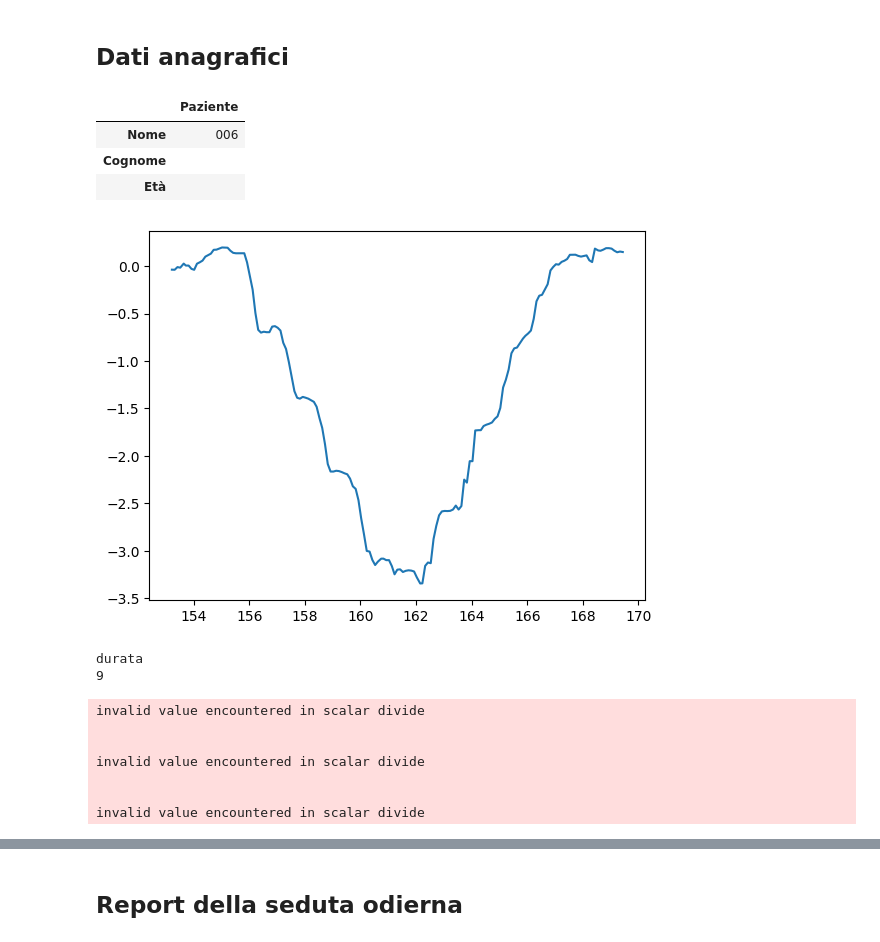
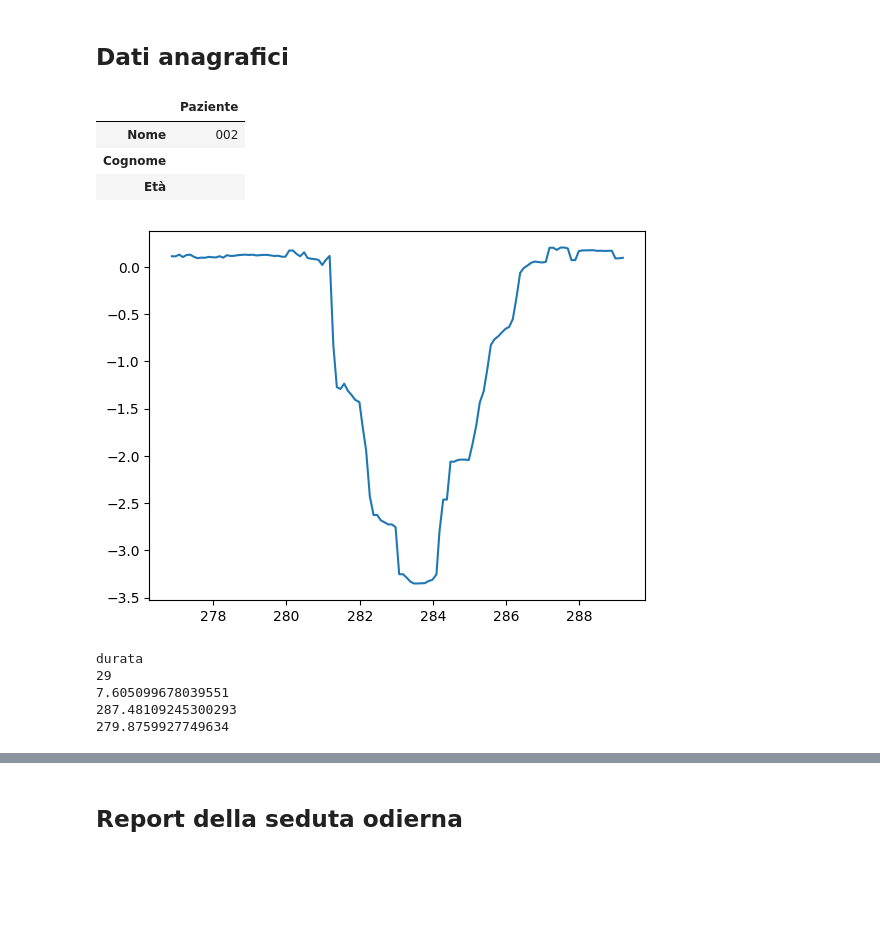
Before and after one commit to fbrand-new/assistive-rehab, a Jupyter notebook: report/report-ita-copyCarmela.ipynb, the cells around one changed output, grey strips where cells are left out. Cells and saved outputs as stored; diff of their text form; code cells hidden in the pictures; blank space fills up the shorter version.

```diff
--- a/report/report-ita-copyCarmela.ipynb
+++ b/report/report-ita-copyCarmela.ipynb
@@ -35,7 +35,7 @@ def color_negative_red(val):
 
 #load file
 home = expanduser("~")
-id_patient = 'datadump-FDG-006-20230208-mr'
+id_patient = 'datadump-FDG-002-20230208-mr'
 pth = home + '/dev_iit/assistive-rehab/data_exp/'+ id_patient
 files = glob.glob(os.path.join(pth, '*.mat'))
 lastfile = max(files, key=os.path.getctime)
@@ -57,7 +57,7 @@ table.rename(index={0:"Nome",1:"Cognome",2:"Età"},  columns={0:"Paziente"}, inp
 display(table)
 # %% [output]
 |  | Paziente |
-| Nome | 006 |
+| Nome | 002 |
 | Cognome |  |
 | Età |  |
 # %%
@@ -137,7 +137,7 @@ for i in range(len(data)):
     plt.plot(time[0][:-1],s.getKeypoint('ankleLeft')[:,1])
     plt.show()
 
-    samp2cut= 9
+    samp2cut= 29
     in_stand_idx, in_wf_idx, fin_wf_idx, fin_turn1_idx, fin_wb_idx, fin_turn2_idx, fin_sit_idx = compute_timing(s, samp2cut)
 
     exname = datai["Exercise"]["name"]
@@ -148,44 +148,41 @@ for i in range(len(data)):
     metrics = allmet.keys()
     for metname in metrics:
 
         if "step" in metname:
             flt = allmet[metname]["median_filter_window"]
             proj = allmet[metname]["enable_plane_projection"]
             proj = True
             tstanding = time[0][in_stand_idx]
             tforward = time[0][in_wf_idx]
             tturning1 = time[0][fin_wf_idx]
             tbackward = time[0][fin_turn1_idx]
             tturning2 = time[0][fin_wb_idx]
             tsitting = time[0][fin_turn2_idx]
             tend = time[0][fin_sit_idx]
             step_thresh = allmet[metname]["step_thresh"]
             step_thresh = 0.25
             durata = samp2cut #samples
             step = Step(flt, proj, tstanding, tforward, tturning1, tbackward, tturning2, tsitting, tend, step_thresh, durata)
             step.compute(s)
             stepmet = [step.step_distance, step.nsteps, step.cadence, step.speed, step.speed_z, step.walking_time, step.ex_time,
                        step.filtered_step_distance, step.strikes, step.step_width, step.step_length]
             result_singleexercise.append((step,stepmet))
 
-
+            print(tend)
+            print(tstanding)
     if exname == "tug":
         ex = Tug(monthi,result_singleexercise)
 
     countexmonth[exname][monthi] = 1 + countexmonth[exname][monthi]
 
     exercises.append(ex)
 # %% [output]
-[figure, old version]
+[figure, new version]
 durata
-9
+29
+7.605099678039551
+287.48109245300293
+279.8759927749634
-invalid value encountered in scalar divide
-
-
-invalid value encountered in scalar divide
-
-
-invalid value encountered in scalar divide
 # %%
 plt.plot(s.getKeypoint('shoulderCenter')[:,0], s.getKeypoint('shoulderCenter')[:,1],'ro')
 plt.plot(s.getKeypoint('ankleLeft')[:,0], s.getKeypoint('ankleLeft')[:,1],'o')
```
Also changed, not shown: parts of 3 cells of this notebook, 2 other files.
